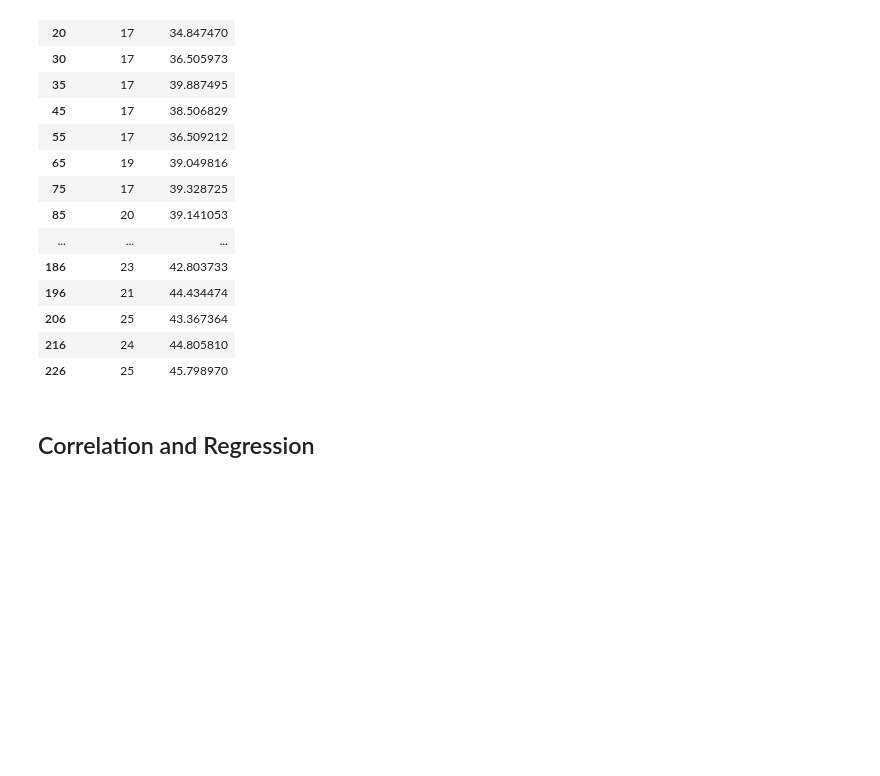
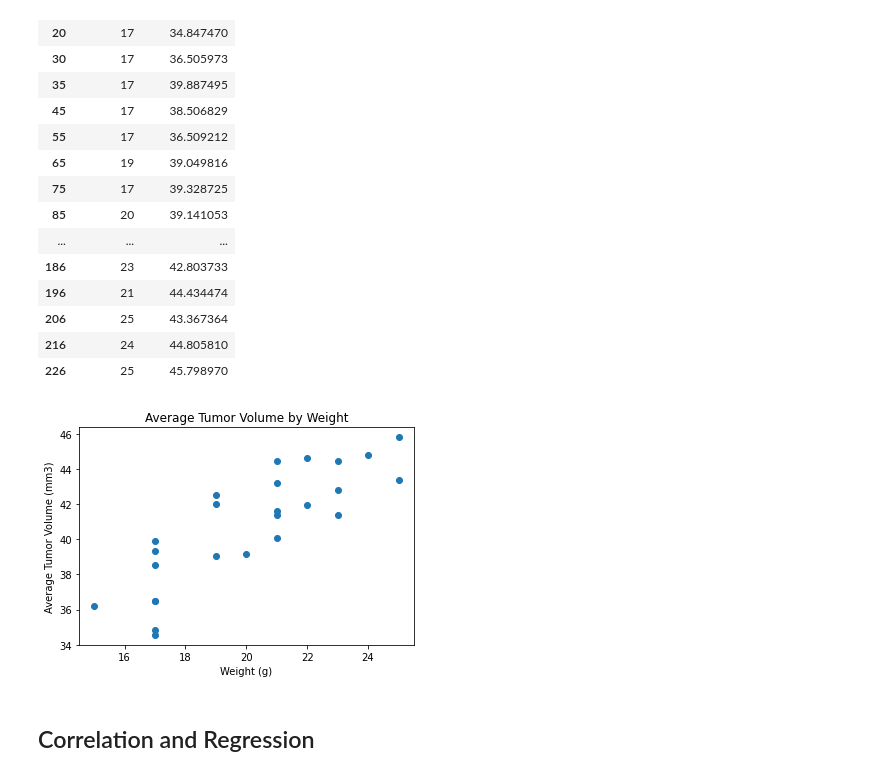
Before and after one commit to NoahLeVoir/Matplotlib-Challenge, a Jupyter notebook: Pymaceuticals/pymaceuticals.ipynb, the cells around one changed output. Drawn from its saved outputs; the diff is of its cells as text; code cells hidden in the pictures; blank space fills up the shorter version.

Commit message:
Plotted the average tumor data in a scatter plot using matplotlib

```diff
--- a/Pymaceuticals/pymaceuticals.ipynb
+++ b/Pymaceuticals/pymaceuticals.ipynb
@@ -476,6 +476,19 @@ cleaned_capomulin_mice
 | 206 | 25 | 43.367364 |
 | 216 | 24 | 44.805810 |
 | 226 | 25 | 45.798970 |
+# %%
+# Create a scatter plot based on new dataframe above with circle markers and listed colors
+plt.scatter(cleaned_capomulin_mice["Weight (g)"], cleaned_capomulin_mice["Average Tumor"])
+
+# Add labels and title to plot
+plt.xlabel("Weight (g)")
+plt.ylabel("Average Tumor Volume (mm3)")
+plt.title('Average Tumor Volume by Weight')
+
+# Display plot
+plt.show()
+# %% [output]
+[figure, added]
 # %% [markdown]
 ## Correlation and Regression
 # %%
```
